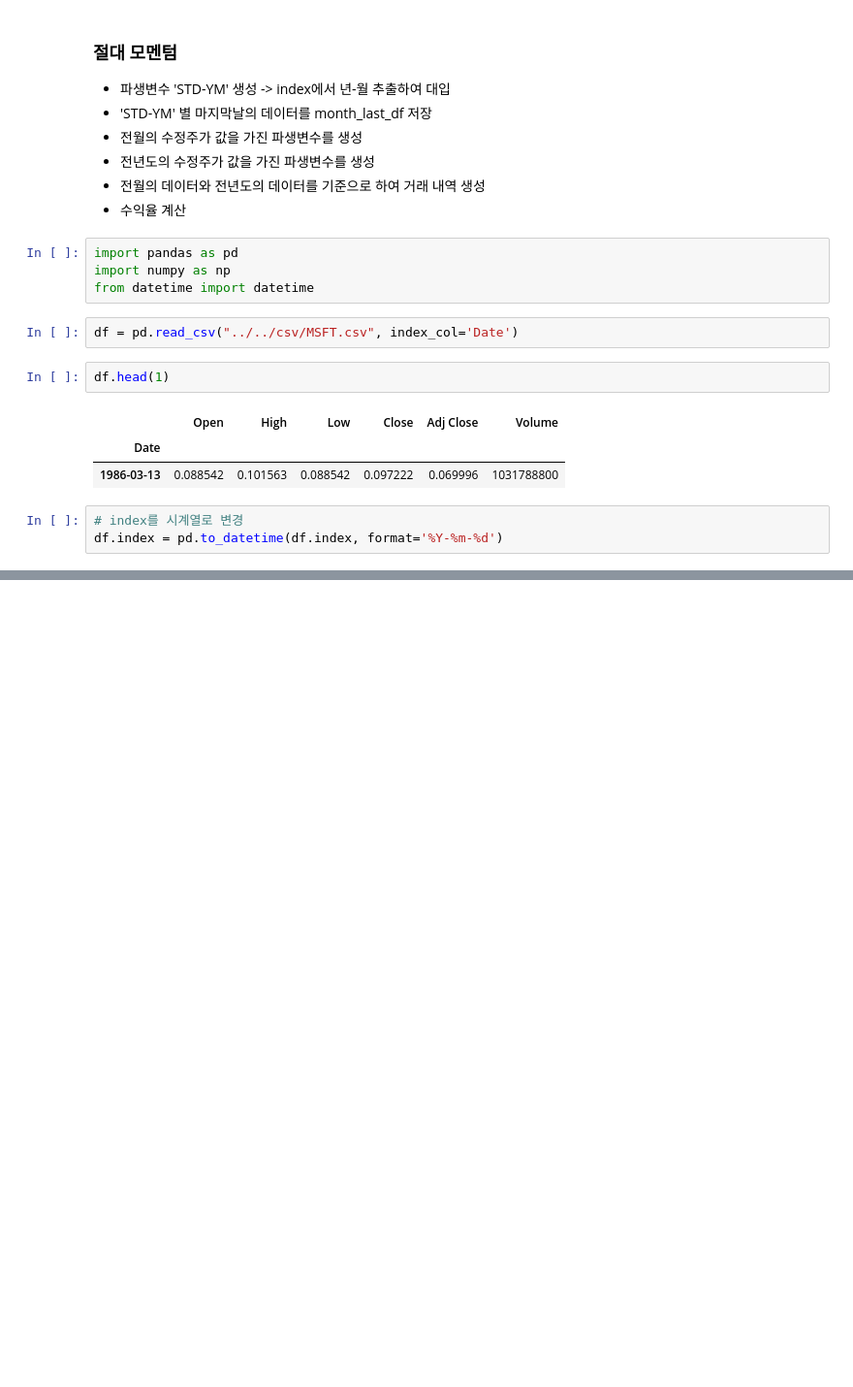
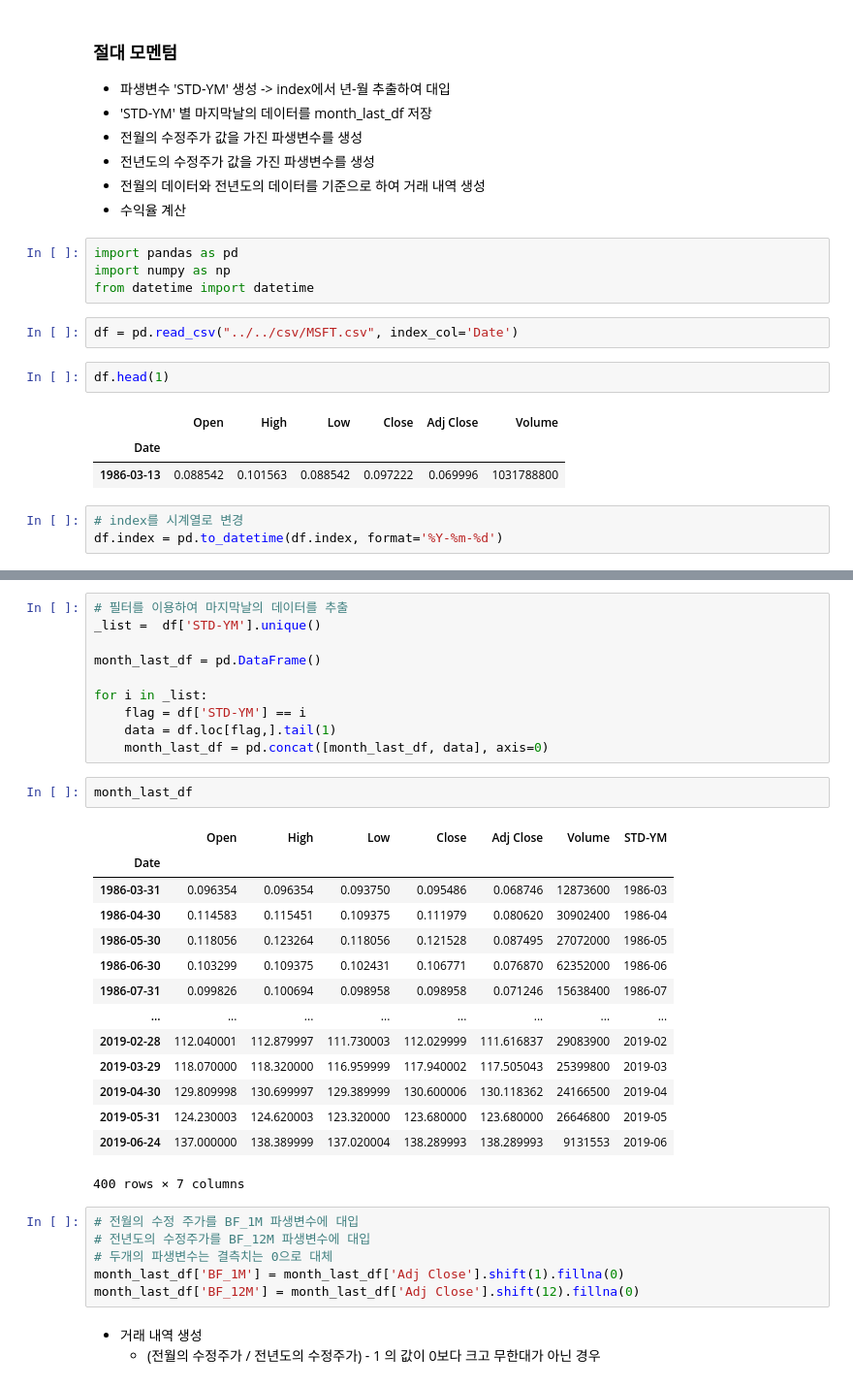
Before and after one commit to bsmoon-86/ubion-10, a Jupyter notebook: python/240227/03_momentum.ipynb, the cells around one changed output, grey strips where cells are left out. Shown: that part at 97% size. Drawn from its saved outputs; the diff is of its cells as text; blank space fills up the shorter version.

```diff
--- a/python/240227/03_momentum.ipynb
+++ b/python/240227/03_momentum.ipynb
@@ -25,0 +62,36 @@ df.index = pd.to_datetime(df.index, format='%Y-%m-%d')
+# %%
+# 필터를 이용하여 마지막날의 데이터를 추출
+_list =  df['STD-YM'].unique()
+
+month_last_df = pd.DataFrame()
+
+for i in _list:
+    flag = df['STD-YM'] == i
+    data = df.loc[flag,].tail(1)
+    month_last_df = pd.concat([month_last_df, data], axis=0)
+# %%
+month_last_df
+# %% [output]
+|  | Open | High | Low | Close | Adj Close | Volume | STD-YM |
+| Date |  |  |  |  |  |  |  |
+| 1986-03-31 | 0.096354 | 0.096354 | 0.093750 | 0.095486 | 0.068746 | 12873600 | 1986-03 |
+| 1986-04-30 | 0.114583 | 0.115451 | 0.109375 | 0.111979 | 0.080620 | 30902400 | 1986-04 |
+| 1986-05-30 | 0.118056 | 0.123264 | 0.118056 | 0.121528 | 0.087495 | 27072000 | 1986-05 |
+| 1986-06-30 | 0.103299 | 0.109375 | 0.102431 | 0.106771 | 0.076870 | 62352000 | 1986-06 |
+| 1986-07-31 | 0.099826 | 0.100694 | 0.098958 | 0.098958 | 0.071246 | 15638400 | 1986-07 |
+| ... | ... | ... | ... | ... | ... | ... | ... |
+| 2019-02-28 | 112.040001 | 112.879997 | 111.730003 | 112.029999 | 111.616837 | 29083900 | 2019-02 |
+| 2019-03-29 | 118.070000 | 118.320000 | 116.959999 | 117.940002 | 117.505043 | 25399800 | 2019-03 |
+| 2019-04-30 | 129.809998 | 130.699997 | 129.389999 | 130.600006 | 130.118362 | 24166500 | 2019-04 |
+| 2019-05-31 | 124.230003 | 124.620003 | 123.320000 | 123.680000 | 123.680000 | 26646800 | 2019-05 |
+| 2019-06-24 | 137.000000 | 138.389999 | 137.020004 | 138.289993 | 138.289993 | 9131553 | 2019-06 |
+400 rows × 7 columns
+# %%
+# 전월의 수정 주가를 BF_1M 파생변수에 대입
+# 전년도의 수정주가를 BF_12M 파생변수에 대입
+# 두개의 파생변수는 결측치는 0으로 대체
+month_last_df['BF_1M'] = month_last_df['Adj Close'].shift(1).fillna(0)
+month_last_df['BF_12M'] = month_last_df['Adj Close'].shift(12).fillna(0)
+# %% [markdown]
+- 거래 내역 생성
+    - (전월의 수정주가 / 전년도의 수정주가) - 1 의 값이 0보다 크고 무한대가 아닌 경우
```
Also changed, not shown: parts of 9 cells of this notebook.
